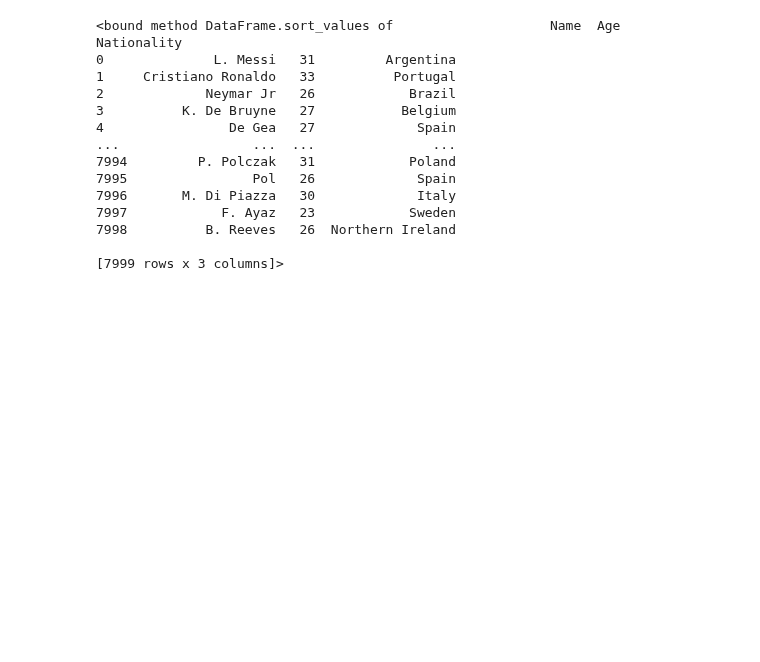
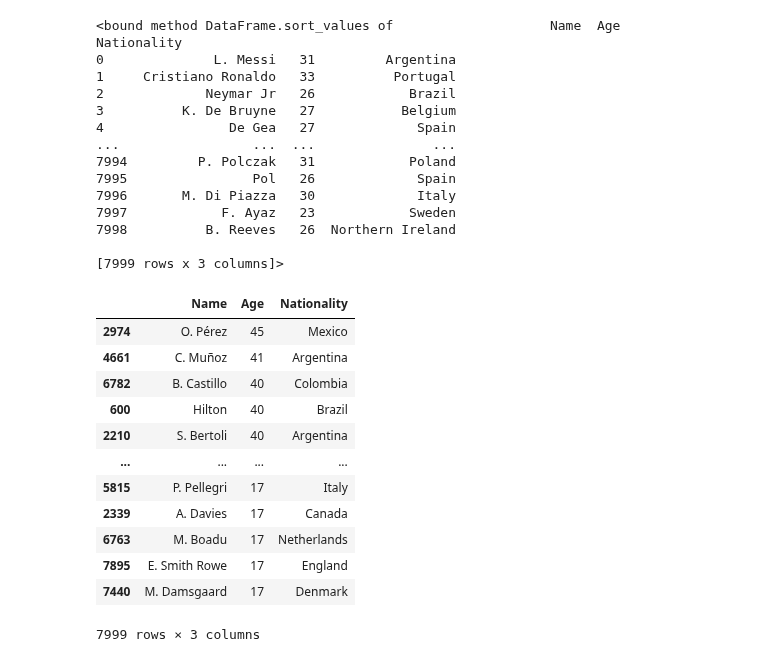
Before and after one commit to matiascabrejos/IA-Humai, a Jupyter notebook: repaso_2.ipynb, the cells around one changed output. Cells and saved outputs as stored; diff of their text form; code cells hidden in the pictures; blank space fills up the shorter version.

```diff
--- a/repaso_2.ipynb
+++ b/repaso_2.ipynb
@@ -208,3 +208,19 @@ df_filt.sort_values
 7998          B. Reeves   26  Northern Ireland
 
 [7999 rows x 3 columns]>
+# %%
+df_filt.sort_values(by=['Age'], ascending=False)
+# %% [output]
+|  | Name | Age | Nationality |
+| 2974 | O. Pérez | 45 | Mexico |
+| 4661 | C. Muñoz | 41 | Argentina |
+| 6782 | B. Castillo | 40 | Colombia |
+| 600 | Hilton | 40 | Brazil |
+| 2210 | S. Bertoli | 40 | Argentina |
+| ... | ... | ... | ... |
+| 5815 | P. Pellegri | 17 | Italy |
+| 2339 | A. Davies | 17 | Canada |
+| 6763 | M. Boadu | 17 | Netherlands |
+| 7895 | E. Smith Rowe | 17 | England |
+| 7440 | M. Damsgaard | 17 | Denmark |
+7999 rows × 3 columns
```
Also changed, not shown: parts of 1 cell of this notebook.
